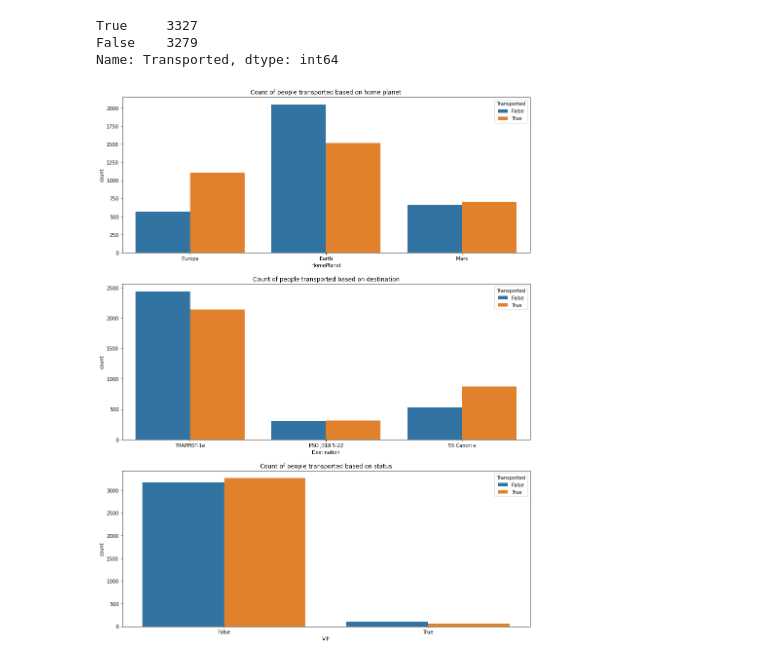
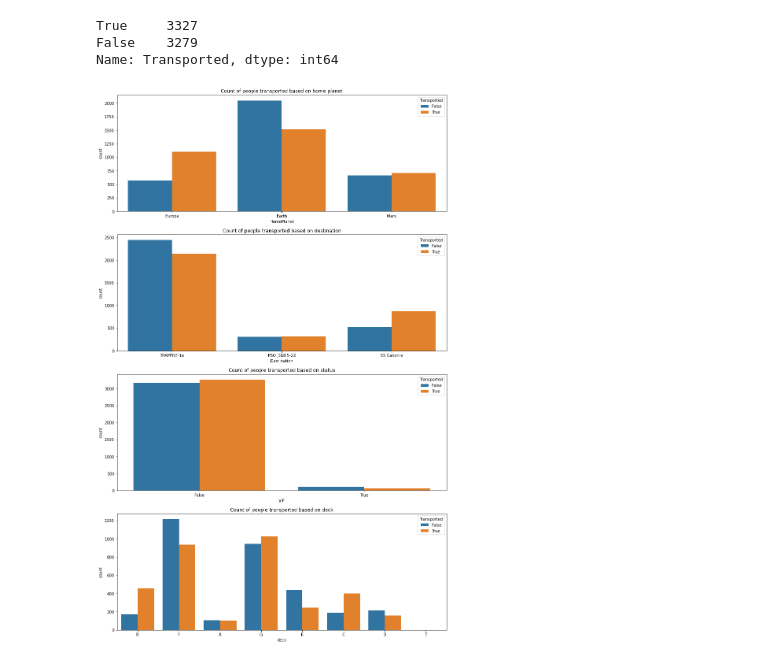
Before and after one commit to gioelebbc/Kaggle-Titanic-spaceship, a Jupyter notebook: code.ipynb, the cells around one changed output. Cells and saved outputs as stored; diff of their text form; code cells hidden in the pictures.

```diff
--- a/code.ipynb
+++ b/code.ipynb
@@ -196,16 +196,19 @@ test_df_final = test_df_final.drop(['PassengerId', 'Cabin', 'num'], axis = 1)
 # %%
-fig, ax = plt.subplots(nrows=3, figsize=(15,20))
+fig, ax = plt.subplots(nrows=4, figsize=(15,25))
 
 sns.countplot(data = train_df, x='HomePlanet', hue= 'Transported', ax = ax[0])
 ax[0].set_title('Count of people transported based on home planet')
 
 sns.countplot(data = train_df, x='Destination', hue= 'Transported', ax = ax[1])
 ax[1].set_title('Count of people transported based on destination')
 
 sns.countplot(data = train_df, x='VIP', hue= 'Transported', ax = ax[2])
 ax[2].set_title('Count of people transported based on status')
 
+sns.countplot(data = train_df, x='deck', hue= 'Transported', ax = ax[3])
+ax[3].set_title('Count of people transported based on deck')
+
 
 plt.show()
 # %% [output]
-[figure, old version]
+[figure, new version]
```
Also changed, not shown: parts of 3 cells of this notebook.
